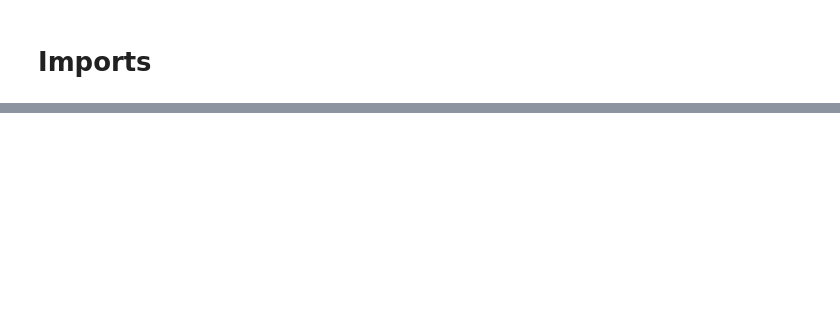
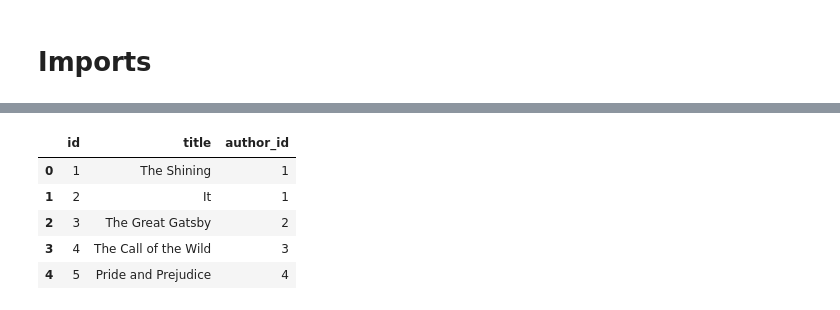
Before and after one commit to Codeguy225/Books-Core, a Jupyter notebook: Book Core.ipynb, the cells around one changed output, grey strips where cells are left out. Saved outputs shown, nothing was run; the diff lists cells and outputs as text; code cells hidden in the pictures; blank space fills up the shorter version.

```diff
--- a/Book Core.ipynb
+++ b/Book Core.ipynb
@@ -23,0 +68,10 @@ cd = pd.read_csv(, low_memory = False)
+# %%
+books = pd.read_csv('https://docs.google.com/spreadsheets/d/1_D-vW7GXiQfG6D9nzjscgVctKLb6TZl_o8ERNH_tet8/gviz/tq?tqx=out:csv&sheet=books')
+books.head()
+# %% [output]
+|  | id | title | author_id |
+| 0 | 1 | The Shining | 1 |
+| 1 | 2 | It | 1 |
+| 2 | 3 | The Great Gatsby | 2 |
+| 3 | 4 | The Call of the Wild | 3 |
+| 4 | 5 | Pride and Prejudice | 4 |
```
Also changed, not shown: parts of 25 cells of this notebook.
